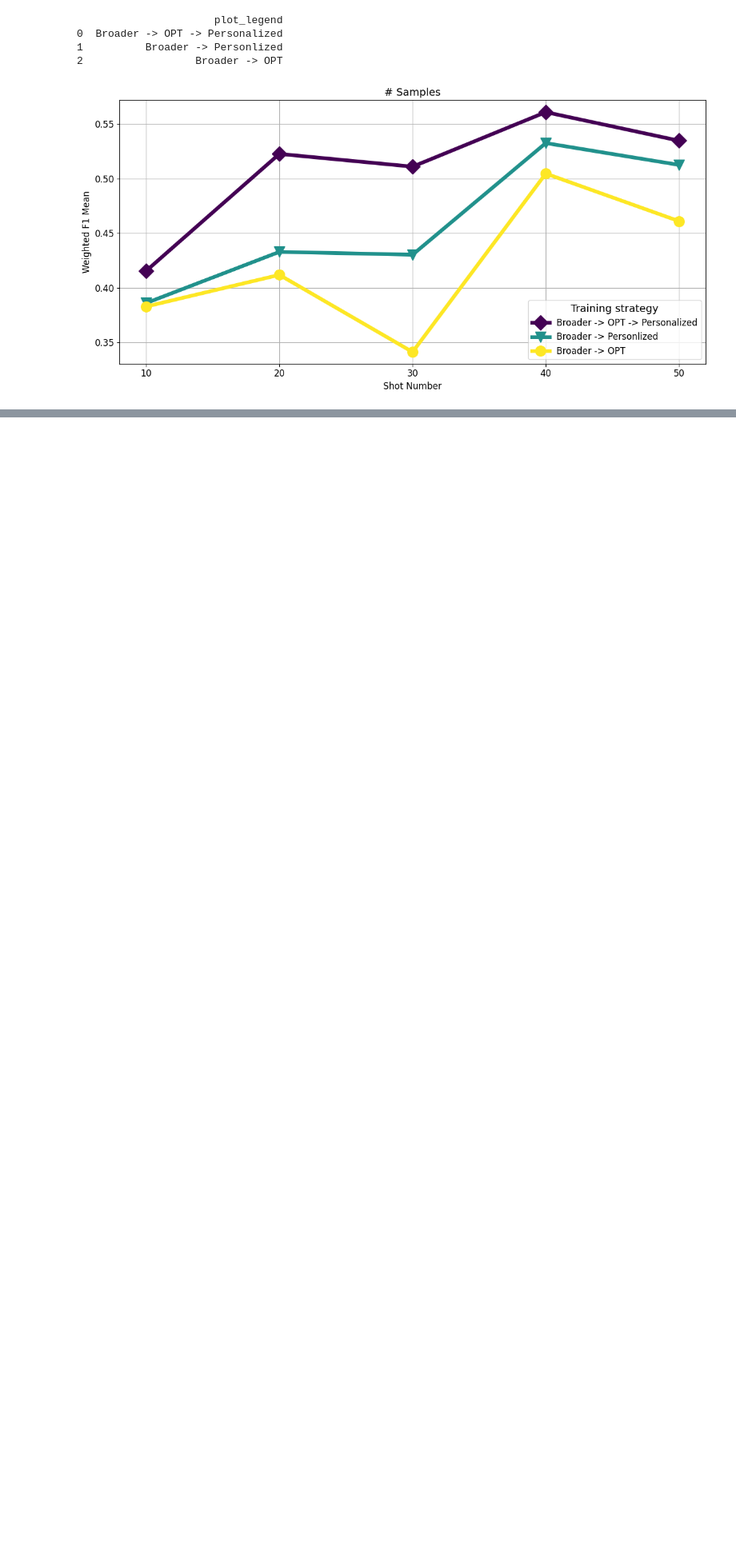
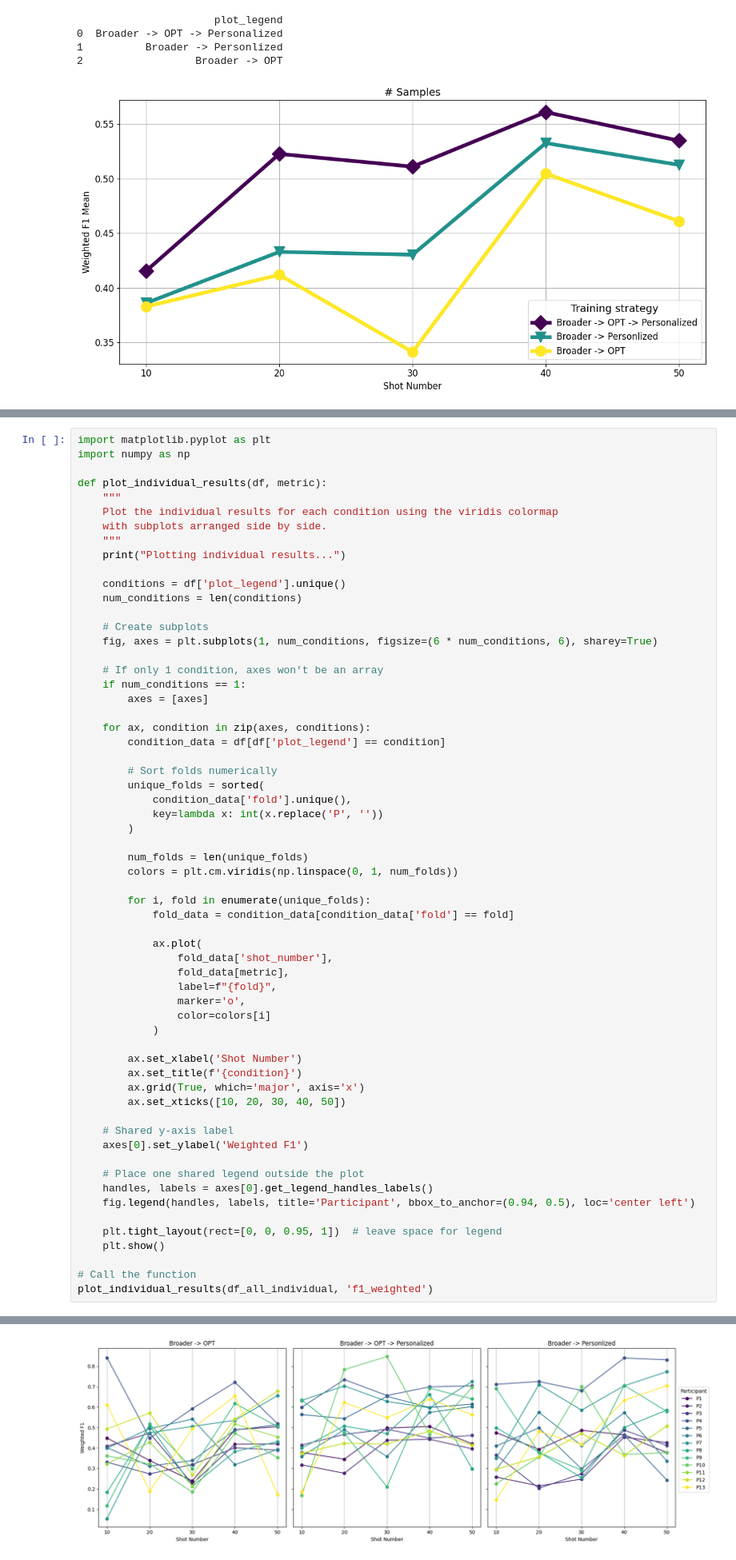
Before and after one commit to h-khayami/ssl-wearables, a Jupyter notebook: plots/K_shot.ipynb, the cells around one changed output, grey strips where cells are left out. Shown at 80% size. Drawn from its saved outputs; the diff is of its cells as text; blank space fills up the shorter version.

```diff
--- a/plots/K_shot.ipynb
+++ b/plots/K_shot.ipynb
@@ -209,0 +319,62 @@ plt.show()
+# %%
+import matplotlib.pyplot as plt
+import numpy as np
+
+def plot_individual_results(df, metric):
+    """
+    Plot the individual results for each condition using the viridis colormap
+    with subplots arranged side by side.
+    """
+    print("Plotting individual results...")
+
+    conditions = df['plot_legend'].unique()
+    num_conditions = len(conditions)
+
+    # Create subplots
+    fig, axes = plt.subplots(1, num_conditions, figsize=(6 * num_conditions, 6), sharey=True)
+
+    # If only 1 condition, axes won't be an array
+    if num_conditions == 1:
+        axes = [axes]
+
+    for ax, condition in zip(axes, conditions):
+        condition_data = df[df['plot_legend'] == condition]
+
+        # Sort folds numerically
+        unique_folds = sorted(
+            condition_data['fold'].unique(),
+            key=lambda x: int(x.replace('P', ''))
+        )
+
+        num_folds = len(unique_folds)
+        colors = plt.cm.viridis(np.linspace(0, 1, num_folds))
+
+        for i, fold in enumerate(unique_folds):
+            fold_data = condition_data[condition_data['fold'] == fold]
+
+            ax.plot(
+                fold_data['shot_number'],
+                fold_data[metric],
+                label=f"{fold}",
+                marker='o',
+                color=colors[i]
+            )
+
+        ax.set_xlabel('Shot Number')
+        ax.set_title(f'{condition}')
+        ax.grid(True, which='major', axis='x')
+        ax.set_xticks([10, 20, 30, 40, 50])
+
+    # Shared y-axis label
+    axes[0].set_ylabel('Weighted F1')
+
+    # Place one shared legend outside the plot
+    handles, labels = axes[0].get_legend_handles_labels()
+    fig.legend(handles, labels, title='Participant', bbox_to_anchor=(0.94, 0.5), loc='center left')
+
+    plt.tight_layout(rect=[0, 0, 0.95, 1])  # leave space for legend
+    plt.show()
+
+# Call the function
+plot_individual_results(df_all_individual, 'f1_weighted')
+# %% [output]
@@ -209,0 +382 @@ plt.show()
+[figure, added]
```
Also changed, not shown: parts of 3 cells of this notebook, 10 other files.
